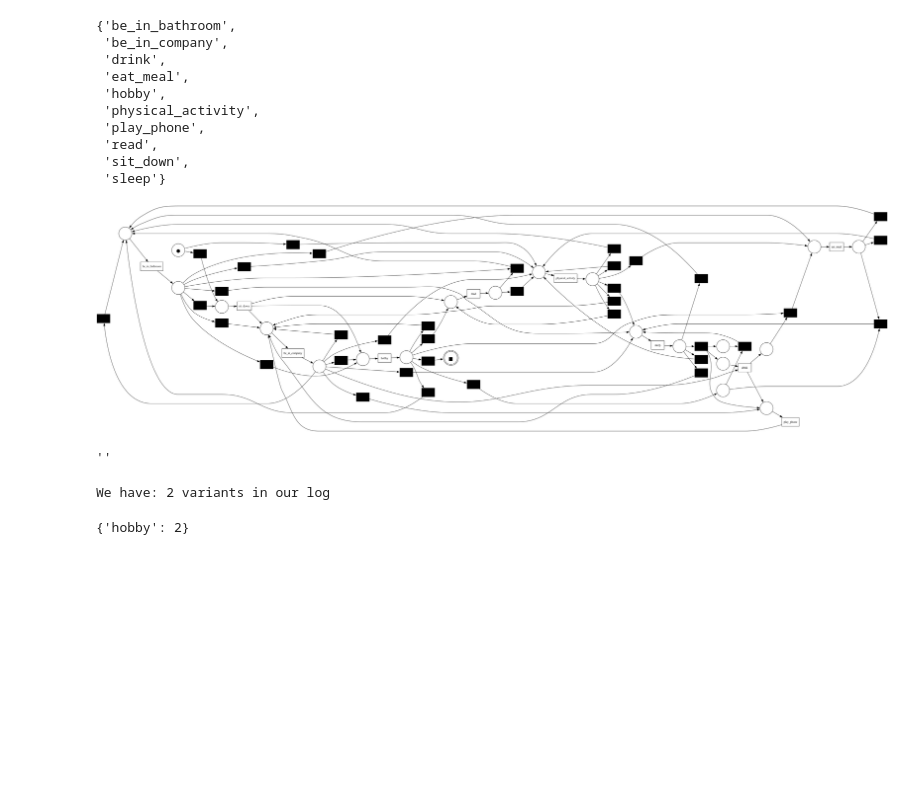
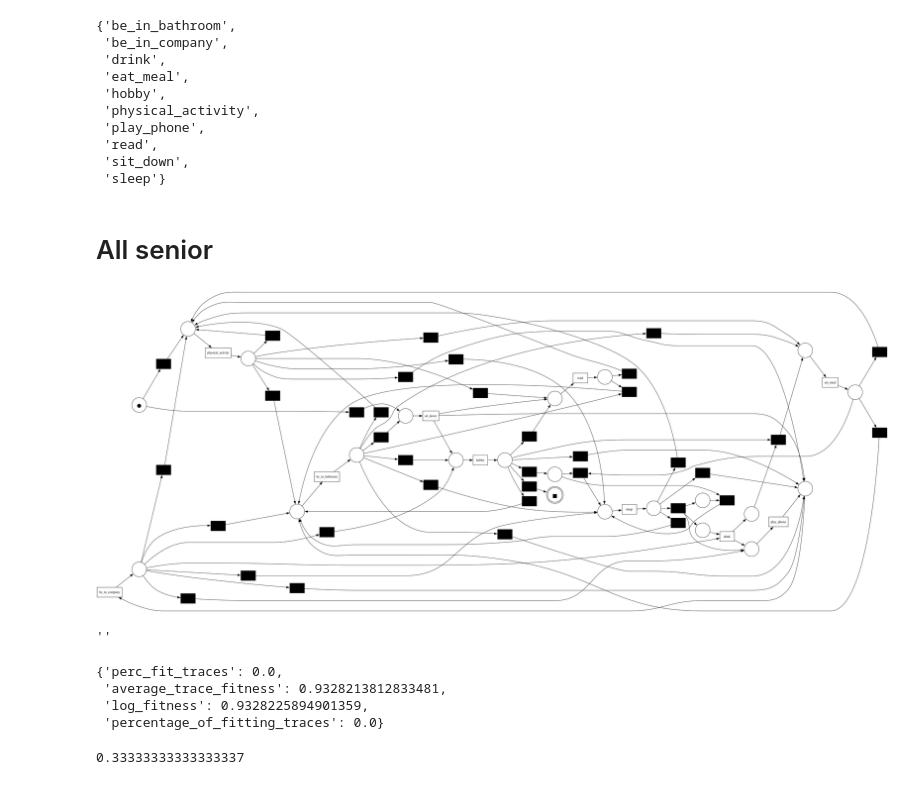
Before and after one commit to VitoNicolaLosavio/ProcessMiningProject, a Jupyter notebook: ProcessMiningProject.ipynb, the cells around one changed output. Saved outputs shown, nothing was run; the diff lists cells and outputs as text; code cells hidden in the pictures; blank space fills up the shorter version.

Commit message:
Added first filtering

```diff
--- a/ProcessMiningProject.ipynb
+++ b/ProcessMiningProject.ipynb
@@ -98,6 +98,8 @@ set(df['Name_Activity'].values)
  'read',
  'sit_down',
  'sleep'}
+# %% [markdown]
+# All senior
 # %%
 log = pm4py.format_dataframe(df,
                             case_id='Type_Of_Event',
@@ -107,13 +109,9 @@ log = pm4py.format_dataframe(df,
 
 log = pm4py.convert_to_event_log(log)
 pm4py.write_xes(log, path + 'data/our_dataset_2.xes')
-# %%
-from pm4py.algo.discovery.alpha import algorithm as alpha_miner
-from pm4py.algo.discovery.inductive import algorithm as inductive_miner
-from pm4py.algo.discovery.heuristics import algorithm as heuristics_miner
-
-net, initial_marking, final_marking = heuristics_miner.apply(log)
-pm4py.view_petri_net(net, initial_marking, final_marking)
-# %% [output]
-[figure, removed]
+# %%
+net, im, fm = pm4py.discover_petri_net_heuristics(log)
+pm4py.view_petri_net(net,im, fm)
+# %% [output]
+[figure, added]
 # %%
@@ -121,15 +119,2 @@ pm4py.vis.save_vis_petri_net(net, initial_marking, final_marking,file_path='./pe
 # %% [output]
 ''
-# %%
-from pm4py.algo.filtering.log.variants import variants_filter
-variants = variants_filter.get_variants(log)
-print(f"We have: {len(variants)} variants in our log")
-# %% [output]
-We have: 2 variants in our log
-# %%
-start_activities = pm4py.get_start_activities(log)
-
-end_activities = pm4py.get_end_activities(log)
-end_activities
-# %% [output]
-{'hobby': 2}
@@ -135,0 +129,13 @@ end_activities
+# %%
+fitness = pm4py.fitness_token_based_replay(log, net, im, fm)
+fitness
+# %% [output]
+{'perc_fit_traces': 0.0,
+ 'average_trace_fitness': 0.9328213812833481,
+ 'log_fitness': 0.9328225894901359,
+ 'percentage_of_fitting_traces': 0.0}
+# %%
+prec = pm4py.precision_alignments(log, net, im, fm)
+prec
+# %% [output]
+0.33333333333333337
```
Also changed, not shown: parts of 6 cells of this notebook, 2 other files.
